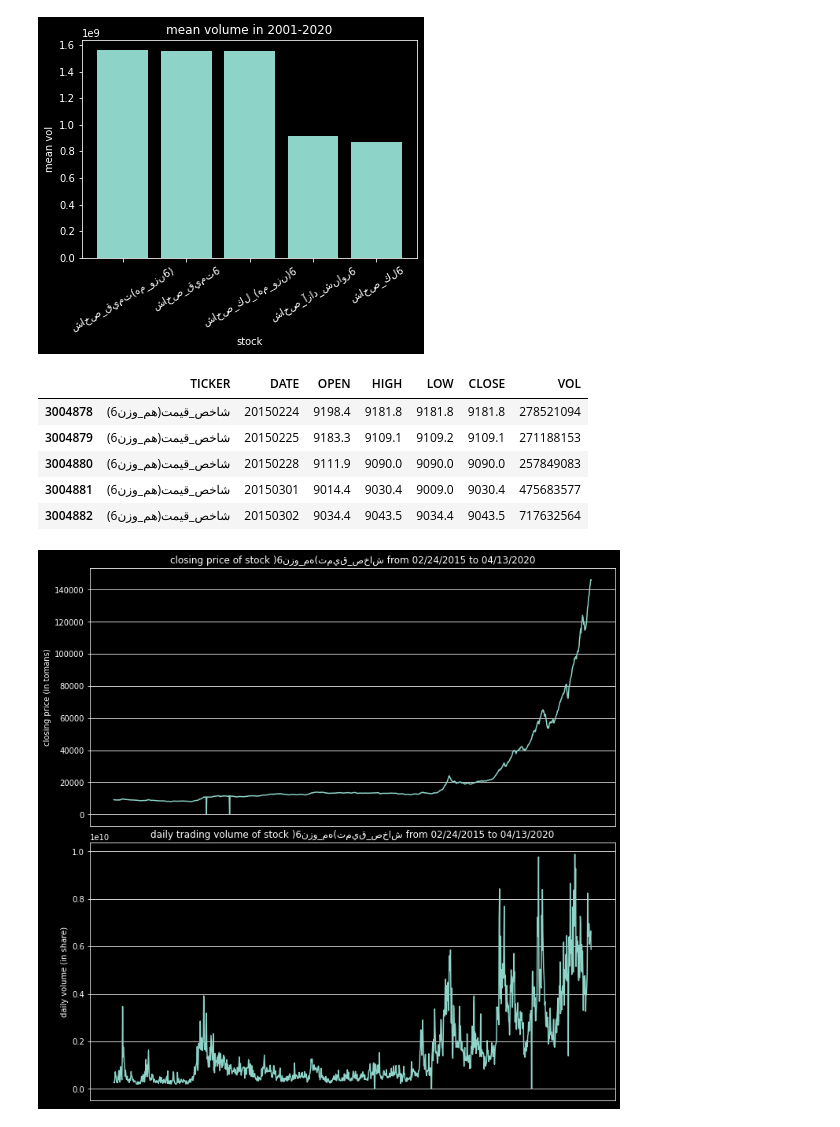
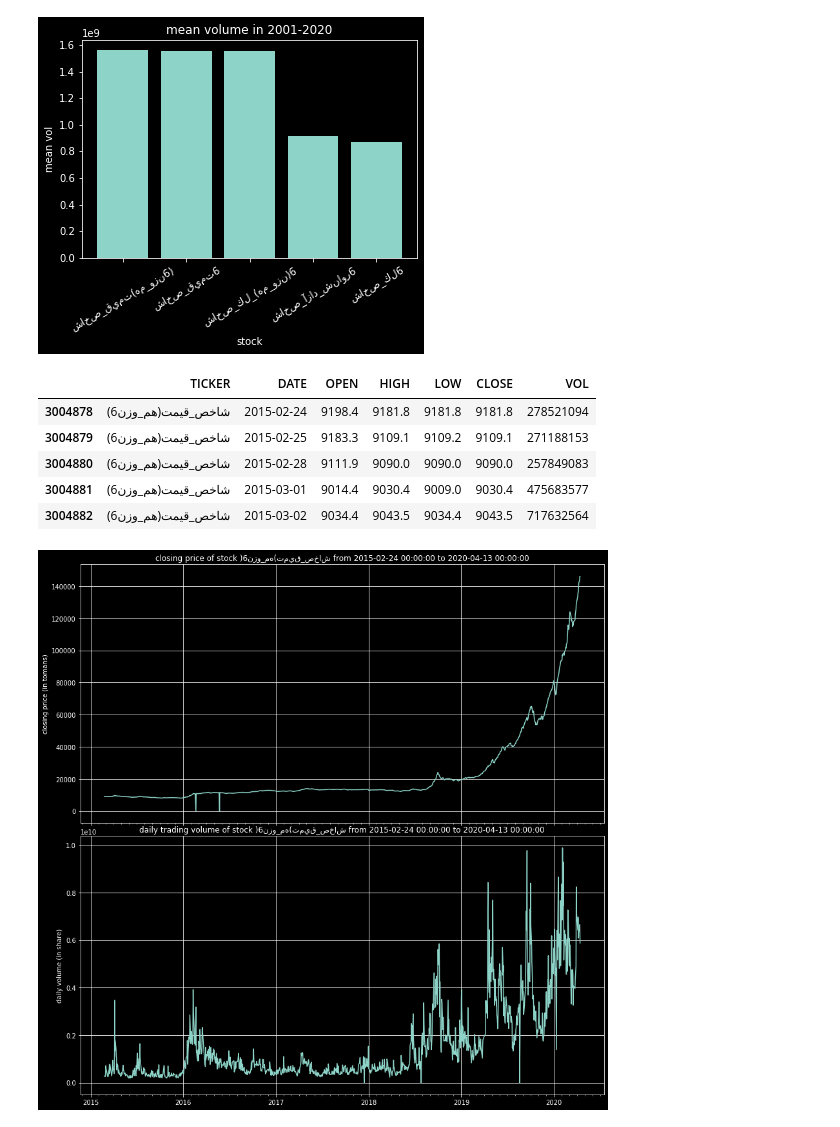
Before and after one commit to Ayazdani1997/stock-feature-prediction-final-pro, a Jupyter notebook: Phase1_OCHLV.ipynb, the cells around one changed output. Saved outputs shown, nothing was run; the diff lists cells and outputs as text; code cells hidden in the pictures.

Commit message:
a review on visualization done

```diff
--- a/Phase1_OCHLV.ipynb
+++ b/Phase1_OCHLV.ipynb
@@ -24,6 +24,7 @@ data = pandas.read_csv(join(COLAB_DIR, 'data.csv'), encoding='utf-16')
 Drive already mounted at /content/drive; to attempt to forcibly remount, call drive.mount("/content/drive", force_remount=True).
 # %%
 data = data.drop(['Unnamed: 0', 'VAL', 'NUM_OF_TRANSACTIONS','CLOSE_ONE_DAY_BEFORE'], axis=1).rename(columns={'DTYYYYMMDD': 'DATE'})
+data['DATE'] = pandas.to_datetime(data['DATE'],format='%Y%m%d')
 data.head()
 # %% [output]
 |  | TICKER | DATE | OPEN | HIGH | LOW | CLOSE | VOL |
@@ -59,41 +60,49 @@ data_for_ticker_with_max_mean_vol = data[ data['TICKER'] == mean_vol_per_ticker.
 data_for_ticker_with_max_mean_vol.head()
 # %% [output]
 |  | TICKER | DATE | OPEN | HIGH | LOW | CLOSE | VOL |
-| 3004878 | شاخص_قيمت(هم_وزن6) | 20150224 | 9198.4 | 9181.8 | 9181.8 | 9181.8 | 278521094 |
-| 3004879 | شاخص_قيمت(هم_وزن6) | 20150225 | 9183.3 | 9109.1 | 9109.2 | 9109.1 | 271188153 |
-| 3004880 | شاخص_قيمت(هم_وزن6) | 20150228 | 9111.9 | 9090.0 | 9090.0 | 9090.0 | 257849083 |
-| 3004881 | شاخص_قيمت(هم_وزن6) | 20150301 | 9014.4 | 9030.4 | 9009.0 | 9030.4 | 475683577 |
-| 3004882 | شاخص_قيمت(هم_وزن6) | 20150302 | 9034.4 | 9043.5 | 9034.4 | 9043.5 | 717632564 |
+| 3004878 | شاخص_قيمت(هم_وزن6) | 2015-02-24 | 9198.4 | 9181.8 | 9181.8 | 9181.8 | 278521094 |
+| 3004879 | شاخص_قيمت(هم_وزن6) | 2015-02-25 | 9183.3 | 9109.1 | 9109.2 | 9109.1 | 271188153 |
+| 3004880 | شاخص_قيمت(هم_وزن6) | 2015-02-28 | 9111.9 | 9090.0 | 9090.0 | 9090.0 | 257849083 |
+| 3004881 | شاخص_قيمت(هم_وزن6) | 2015-03-01 | 9014.4 | 9030.4 | 9009.0 | 9030.4 | 475683577 |
+| 3004882 | شاخص_قيمت(هم_وزن6) | 2015-03-02 | 9034.4 | 9043.5 | 9034.4 | 9043.5 | 717632564 |
 # %%
-from datetime import datetime
+import matplotlib.dates as mdates
 
-fig, axs = plt.subplots(2, 1, sharex=True, figsize=(10,10))
+fig, axs = plt.subplots(2, 1, sharex=True, figsize=(12,12))
 fig.tight_layout()
 
 ax1 = axs[0]
 ax2 = axs[1]
 starting_date = str(data_for_ticker_with_max_mean_vol['DATE'].iloc[0])
 ending_date = str(data_for_ticker_with_max_mean_vol['DATE'].iloc[len(data_for_ticker_with_max_mean_vol) - 1])
-starting_date_object = datetime.strptime(starting_date,'%Y%m%d')
-ending_date_object = datetime.strptime(ending_date,'%Y%m%d')
-starting_date_in_new_format = starting_date_object.strftime('%m/%d/%Y')
-ending_date_in_new_format = ending_date_object.strftime('%m/%d/%Y')
 
-ax1.plot(data_for_ticker_with_max_mean_vol['CLOSE'])
+years = mdates.YearLocator()   # every year
+months = mdates.MonthLocator()  # every month
+years_fmt = mdates.DateFormatter('%Y')
+
+ax1.xaxis.set_major_locator(years)
+ax1.xaxis.set_major_formatter(years_fmt)
+ax1.xaxis.set_minor_locator(months)
+
+
+ax1.plot(data_for_ticker_with_max_mean_vol['DATE'], data_for_ticker_with_max_mean_vol['CLOSE'])
 ax1.set(ylabel='closing price (in tomans)')
 ax1.set_title('closing price of stock ' + data_for_ticker_with_max_mean_vol['TICKER'].iloc[0][::-1] +
-          ' from ' + starting_date_in_new_format + ' to ' + ending_date_in_new_format)
-# ax1.xticks([], labels=" ")
-ax2.plot(data_for_ticker_with_max_mean_vol['VOL'])
+          ' from ' + starting_date + ' to ' + ending_date)
+ax2.plot(data_for_ticker_with_max_mean_vol['DATE'], data_for_ticker_with_max_mean_vol['VOL'])
 ax2.set(ylabel='daily volume (in share)')
 ax2.set_title('daily trading volume of stock ' + data_for_ticker_with_max_mean_vol['TICKER'].iloc[0][::-1] +
-          ' from ' + starting_date_in_new_format + ' to ' + ending_date_in_new_format)
-plt.xticks([], labels="")
+          ' from ' + starting_date + ' to ' + ending_date)
+
 ax1.grid(True)
 ax2.grid(True)
+
+ax1.format_xdata = mdates.DateFormatter('%Y-%m-%d')
+ax1.format_ydata = lambda x: '$%1.2f' % x  # format the price.
+
 plt.show()
 # %% [output]
-[figure, old version]
+[figure, new version]
 # %%
 ten_stocks_with_max_trading_per_day = data.groupby('TICKER').agg({'DATE': ['min', 'max', 'count'], 'VOL': ['mean']}).reset_index().sort_values(('DATE', 'count'), ascending=False).head(10)
 stock_with_max_trading_per_day = ten_stocks_with_max_trading_per_day['TICKER'].iloc[0]
```
Also changed, not shown: parts of 3 cells of this notebook.
